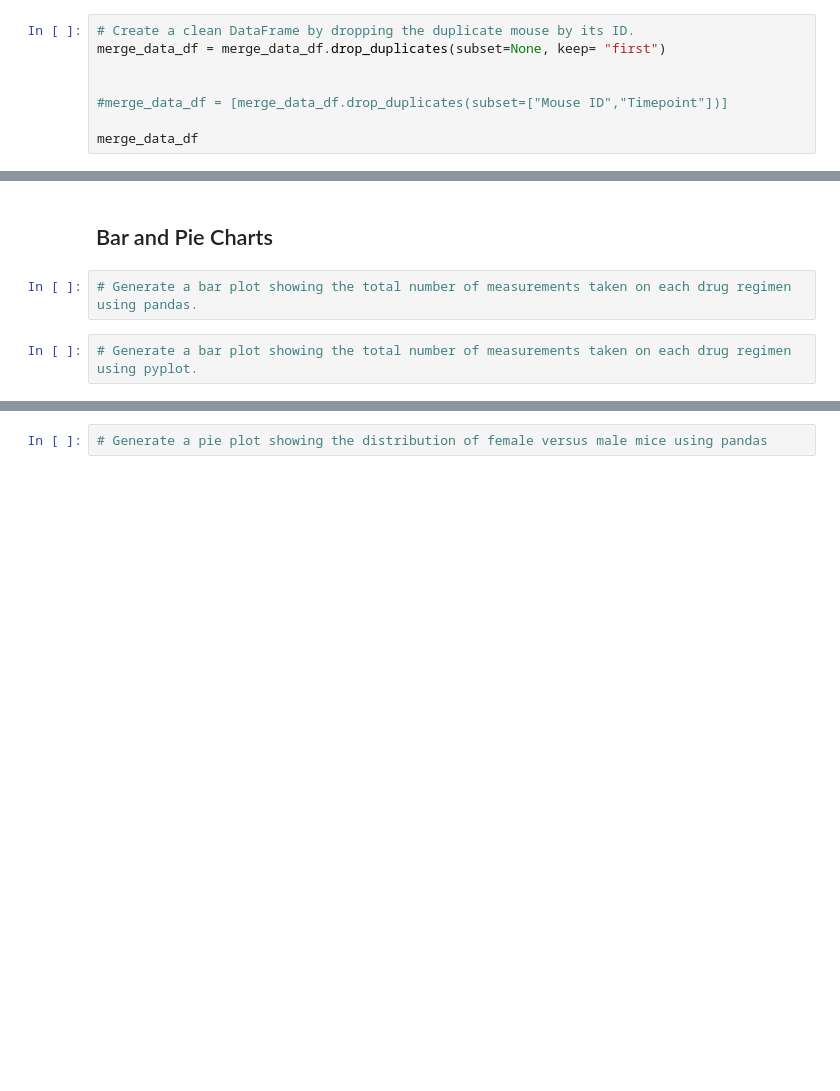
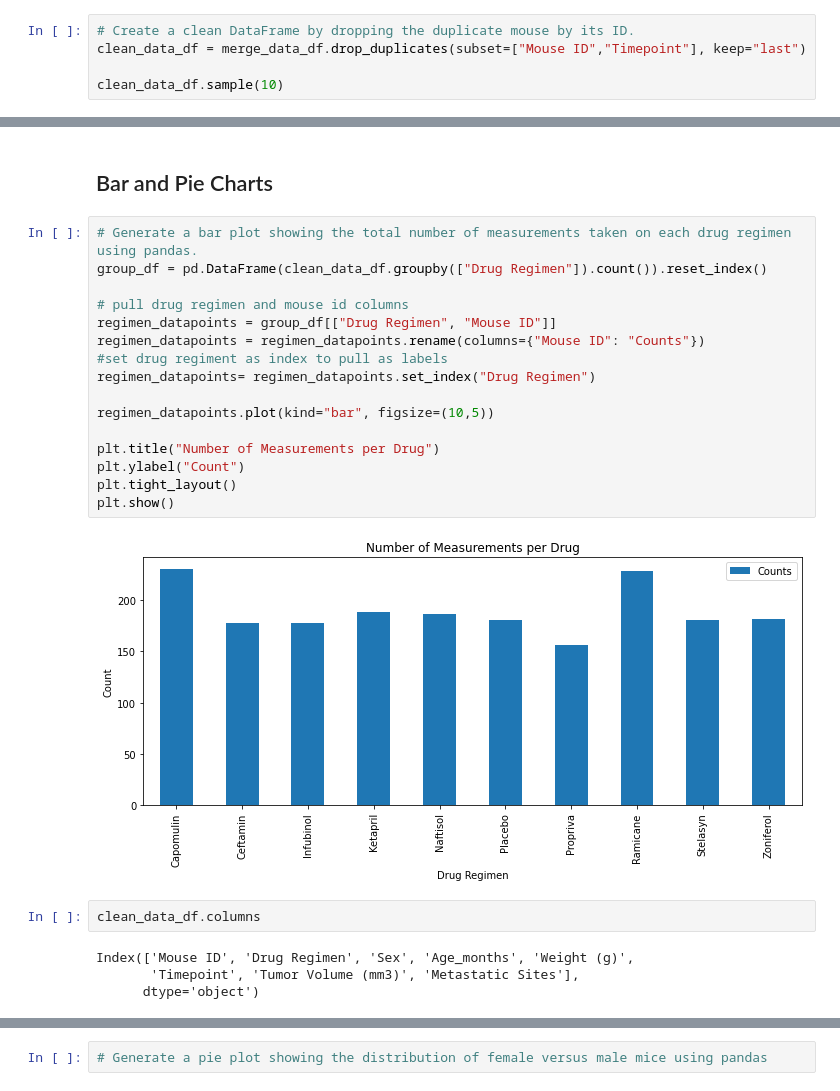
Before and after one commit to keikoyara/matplotlib-challenge, a Jupyter notebook: pymaceuticals_starter.ipynb, the cells around one changed output, grey strips where cells are left out. Saved outputs shown, nothing was run; the diff lists cells and outputs as text; blank space fills up the shorter version.

```diff
--- a/pymaceuticals_starter.ipynb
+++ b/pymaceuticals_starter.ipynb
@@ -65,9 +70,6 @@ duplicates_df
 # %%
 # Create a clean DataFrame by dropping the duplicate mouse by its ID.
-merge_data_df = merge_data_df.drop_duplicates(subset=None, keep= "first")
+clean_data_df = merge_data_df.drop_duplicates(subset=["Mouse ID","Timepoint"], keep="last")
 
-
-#merge_data_df = [merge_data_df.drop_duplicates(subset=["Mouse ID","Timepoint"])]
-
-merge_data_df
+clean_data_df.sample(10)
 # %% [output]
@@ -89,6 +155,26 @@ AttributeError: 'list' object has no attribute 'drop_duplicates'
 # %% [markdown]
 ## Bar and Pie Charts
-# %%
-# Generate a bar plot showing the total number of measurements taken on each drug regimen using pandas.
-# %%
-# Generate a bar plot showing the total number of measurements taken on each drug regimen using pyplot.
+# %%
+# Generate a bar plot showing the total number of measurements taken on each drug regimen using pandas.
+group_df = pd.DataFrame(clean_data_df.groupby(["Drug Regimen"]).count()).reset_index()
+
+# pull drug regimen and mouse id columns
+regimen_datapoints = group_df[["Drug Regimen", "Mouse ID"]]
+regimen_datapoints = regimen_datapoints.rename(columns={"Mouse ID": "Counts"})
+#set drug regiment as index to pull as labels
+regimen_datapoints= regimen_datapoints.set_index("Drug Regimen")
+
+regimen_datapoints.plot(kind="bar", figsize=(10,5))
+
+plt.title("Number of Measurements per Drug")
+plt.ylabel("Count")
+plt.tight_layout()
+plt.show()
+# %% [output]
+[figure, added]
+# %%
+clean_data_df.columns
+# %% [output]
+Index(['Mouse ID', 'Drug Regimen', 'Sex', 'Age_months', 'Weight (g)',
+       'Timepoint', 'Tumor Volume (mm3)', 'Metastatic Sites'],
+      dtype='object')
```
Also changed, not shown: parts of 10 cells of this notebook.
